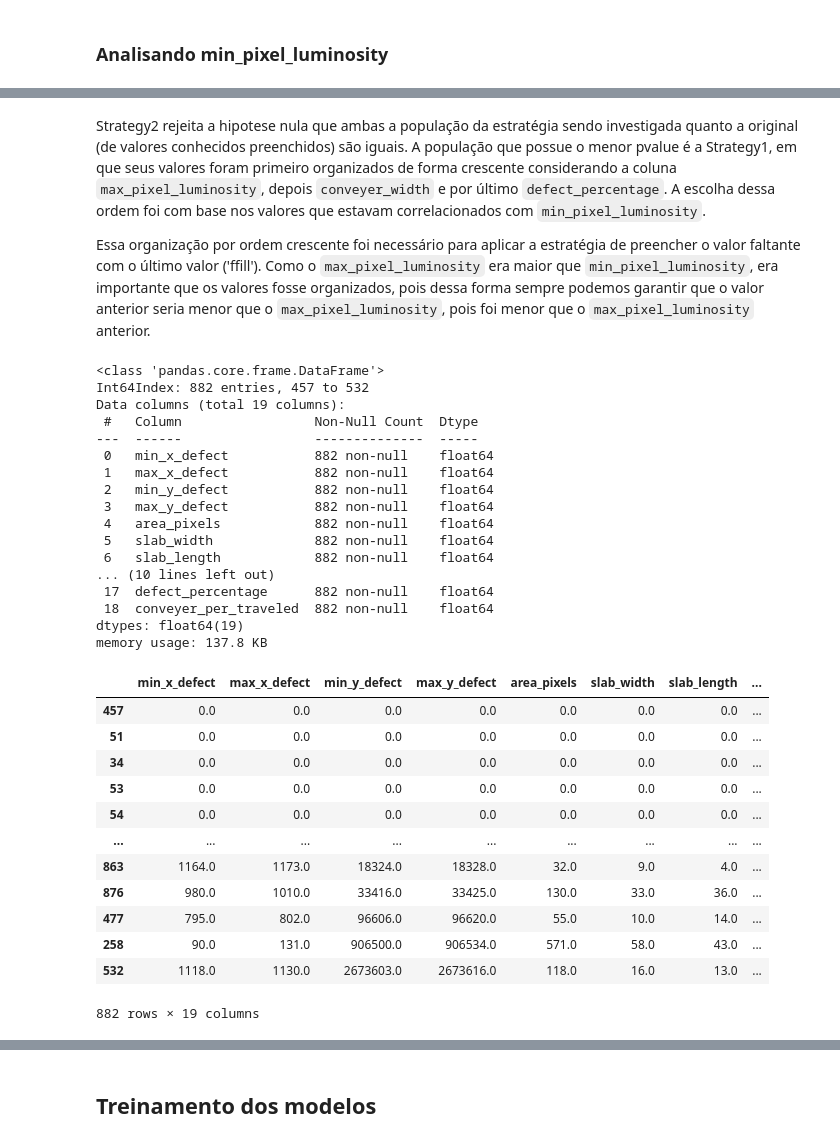
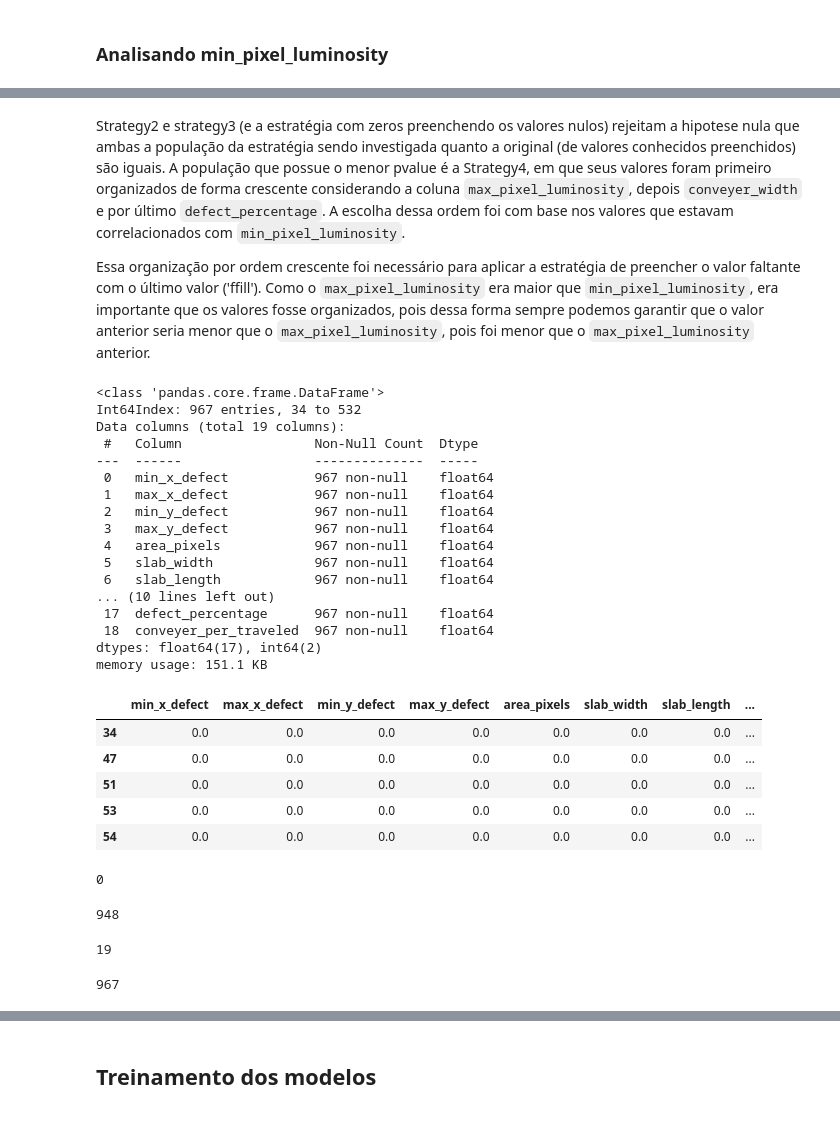
Before and after one commit to beamaia/steel-plates-arcelor, a Jupyter notebook: notebooks/desafio_beatriz_maia.ipynb, the cells around one changed output, grey strips where cells are left out. Cells and saved outputs as stored; diff of their text form; code cells hidden in the pictures.

```diff
--- a/notebooks/desafio_beatriz_maia.ipynb
+++ b/notebooks/desafio_beatriz_maia.ipynb
@@ -535,7 +543,7 @@ TypeOfStel_A300      10
 TypeOfSteel_????      9
 Name: type_of_steel, dtype: int64
 # %%
-categorical_df = few_outliers_df.copy()
+categorical_df = raw_df.copy()
 categorical_df[categorical_df['type_of_steel'] == 'TypeOfStel_A300'] = 'TypeOfSteel_A300'
 # %%
 categorical_df['type_of_steel'].value_counts()
@@ -609,2 +600,0 @@ categorical_df.astype(float)
-# %%
-categorical_df = categorical_df.astype(float) # para analisar corretamente as colunas no final, pois transformacoes podem influenciar o tipo
@@ -761,20 +750,24 @@ Name: min_pixel_luminosity, dtype: float64
 # %%
 strategy1 = categorical_df.copy()
-strategy1 = strategy1.sort_values(by=['max_pixel_luminosity', 'type_of_steel', 'conveyer_width']) # estrategia usando valores com colunas com maior corr
+strategy1 = strategy1.sort_values(by=['max_pixel_luminosity', 'type_of_steel', 'defect_length']) # estrategia usando valores com colunas com maior corr
 strategy1 = strategy1.fillna(method='pad')
 
 strategy2 = categorical_df.copy()
-strategy2 = strategy2.sort_values(by=['conveyer_width', 'defect_percentage', 'max_pixel_luminosity']) # hipotese minha
+strategy2 = strategy2.sort_values(by=['max_pixel_luminosity']) # estrategia com valores com coluna de maior corr
 strategy2 = strategy2.fillna(method='pad')
 
 strategy3 = categorical_df.copy()
-strategy3 = strategy3.sort_values(by=['conveyer_width', 'max_pixel_luminosity']) # hipotese minha
+strategy3 = strategy3.sort_values(by=['max_pixel_luminosity', 'defect_length', 'area_pixels']) # estrategia com valores com coluna de maior corr, antes de ter type_of_steel
 strategy3 = strategy3.fillna(method='pad')
 
 strategy4 = categorical_df.copy()
-strategy4 = strategy4.sort_values(by=['max_pixel_luminosity']) # estrategia com valores com coluna de maior corr
+strategy4 = strategy4.sort_values(by=['max_pixel_luminosity', 'type_of_steel', 'conveyer_width']) # hipotese minha
 strategy4 = strategy4.fillna(method='pad')
 
 strategy5 = categorical_df.copy()
-strategy5 = strategy4.sort_values(by=['max_pixel_luminosity', 'conveyer_width', 'defect_percentage']) # estrategia com valores com coluna de maior corr, antes de ter type_of_steel
-strategy5 = strategy4.fillna(method='pad')
+strategy5 = strategy5.sort_values(by=['conveyer_width', 'defect_percentage', 'max_pixel_luminosity']) # hipotese minha
+strategy5 = strategy5.fillna(method='pad')
+
+strategy6 = categorical_df.copy()
+strategy6 = strategy6.sort_values(by=['conveyer_width', 'max_pixel_luminosity']) # hipotese minha
+strategy6 = strategy6.fillna(method='pad')
@@ -806,5 +804,5 @@ TtestResult(statistic=1.964155057551702, pvalue=0.04969138624974438, df=1543.0)
 # %% [markdown]
-Strategy2 rejeita a hipotese nula que ambas a população da estratégia sendo investigada quanto a original (de valores conhecidos preenchidos) são iguais. A população que possue o menor pvalue é a Strategy1, em que seus valores foram primeiro organizados de forma crescente considerando a coluna `max_pixel_luminosity`, depois `conveyer_width` e por último `defect_percentage`. A escolha dessa ordem foi com base nos valores que estavam correlacionados com `min_pixel_luminosity`.
+Strategy2 e strategy3 (e a estratégia com zeros preenchendo os valores nulos) rejeitam a hipotese nula que ambas a população da estratégia sendo investigada quanto a original (de valores conhecidos preenchidos) são iguais. A população que possue o menor pvalue é a Strategy4, em que seus valores foram primeiro organizados de forma crescente considerando a coluna `max_pixel_luminosity`, depois `conveyer_width` e por último `defect_percentage`. A escolha dessa ordem foi com base nos valores que estavam correlacionados com `min_pixel_luminosity`.
 
 Essa organização por ordem crescente foi necessário para aplicar a estratégia de preencher o valor faltante com o último valor ('ffill'). Como o `max_pixel_luminosity` era maior que `min_pixel_luminosity`, era importante que os valores fosse organizados, pois dessa forma sempre podemos garantir que o valor anterior seria menor que o `max_pixel_luminosity`, pois foi menor que o `max_pixel_luminosity` anterior.
 # %%
@@ -813,35 +811,44 @@ post_nan_df = strategy4.copy()
 post_nan_df.info()
 # %% [output]
 <class 'pandas.core.frame.DataFrame'>
-Int64Index: 882 entries, 457 to 532
+Int64Index: 967 entries, 34 to 532
 Data columns (total 19 columns):
  #   Column                 Non-Null Count  Dtype
 ---  ------                 --------------  -----
- 0   min_x_defect           882 non-null    float64
- 1   max_x_defect           882 non-null    float64
- 2   min_y_defect           882 non-null    float64
- 3   max_y_defect           882 non-null    float64
- 4   area_pixels            882 non-null    float64
- 5   slab_width             882 non-null    float64
- 6   slab_length            882 non-null    float64
+ 0   min_x_defect           967 non-null    float64
+ 1   max_x_defect           967 non-null    float64
+ 2   min_y_defect           967 non-null    float64
+ 3   max_y_defect           967 non-null    float64
+ 4   area_pixels            967 non-null    float64
+ 5   slab_width             967 non-null    float64
+ 6   slab_length            967 non-null    float64
 ... (10 lines left out)
- 17  defect_percentage      882 non-null    float64
- 18  conveyer_per_traveled  882 non-null    float64
-dtypes: float64(19)
-memory usage: 137.8 KB
+ 17  defect_percentage      967 non-null    float64
+ 18  conveyer_per_traveled  967 non-null    float64
+dtypes: float64(17), int64(2)
+memory usage: 151.1 KB
 # %%
-post_nan_df
+post_nan_df.head()
 # %% [output]
 |  | min_x_defect | max_x_defect | min_y_defect | max_y_defect | area_pixels | slab_width | slab_length | ... |
-| 457 | 0.0 | 0.0 | 0.0 | 0.0 | 0.0 | 0.0 | 0.0 | ... |
+| 34 | 0.0 | 0.0 | 0.0 | 0.0 | 0.0 | 0.0 | 0.0 | ... |
+| 47 | 0.0 | 0.0 | 0.0 | 0.0 | 0.0 | 0.0 | 0.0 | ... |
 | 51 | 0.0 | 0.0 | 0.0 | 0.0 | 0.0 | 0.0 | 0.0 | ... |
-| 34 | 0.0 | 0.0 | 0.0 | 0.0 | 0.0 | 0.0 | 0.0 | ... |
 | 53 | 0.0 | 0.0 | 0.0 | 0.0 | 0.0 | 0.0 | 0.0 | ... |
 | 54 | 0.0 | 0.0 | 0.0 | 0.0 | 0.0 | 0.0 | 0.0 | ... |
-| ... | ... | ... | ... | ... | ... | ... | ... | ... |
-| 863 | 1164.0 | 1173.0 | 18324.0 | 18328.0 | 32.0 | 9.0 | 4.0 | ... |
-| 876 | 980.0 | 1010.0 | 33416.0 | 33425.0 | 130.0 | 33.0 | 36.0 | ... |
-| 477 | 795.0 | 802.0 | 96606.0 | 96620.0 | 55.0 | 10.0 | 14.0 | ... |
-| 258 | 90.0 | 131.0 | 906500.0 | 906534.0 | 571.0 | 58.0 | 43.0 | ... |
-| 532 | 1118.0 | 1130.0 | 2673603.0 | 2673616.0 | 118.0 | 16.0 | 13.0 | ... |
-882 rows × 19 columns
+# %%
+post_nan_df['min_pixel_luminosity'].isna().sum()
+# %% [output]
+0
+# %%
+(post_nan_df['max_pixel_luminosity'] > post_nan_df['min_pixel_luminosity']).sum()
+# %% [output]
+948
+# %%
+(post_nan_df['max_pixel_luminosity'] == post_nan_df['min_pixel_luminosity']).sum()
+# %% [output]
+19
+# %%
+len(post_nan_df)
+# %% [output]
+967
```
Also changed, not shown: parts of 50 cells of this notebook.
